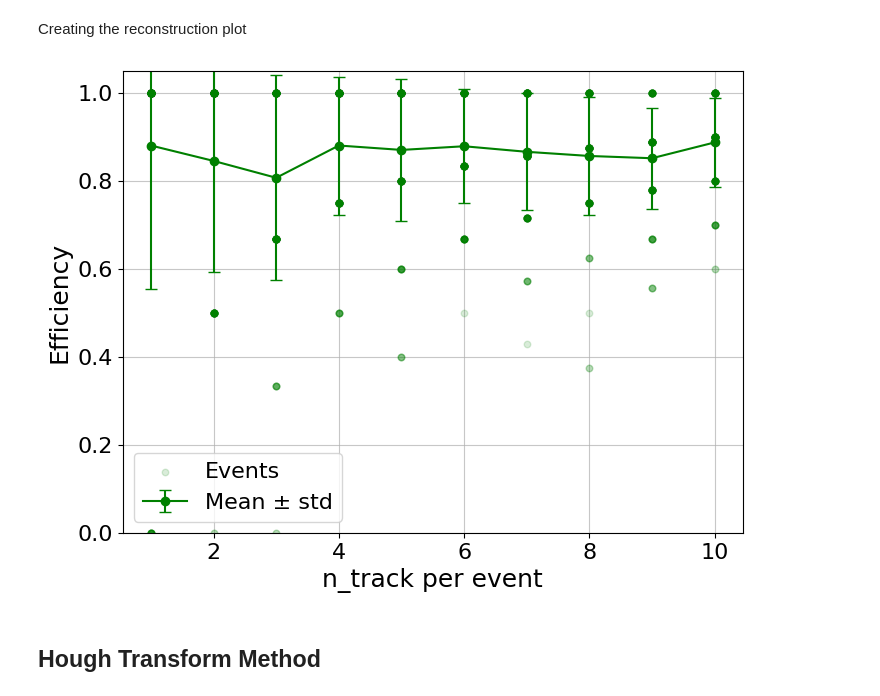
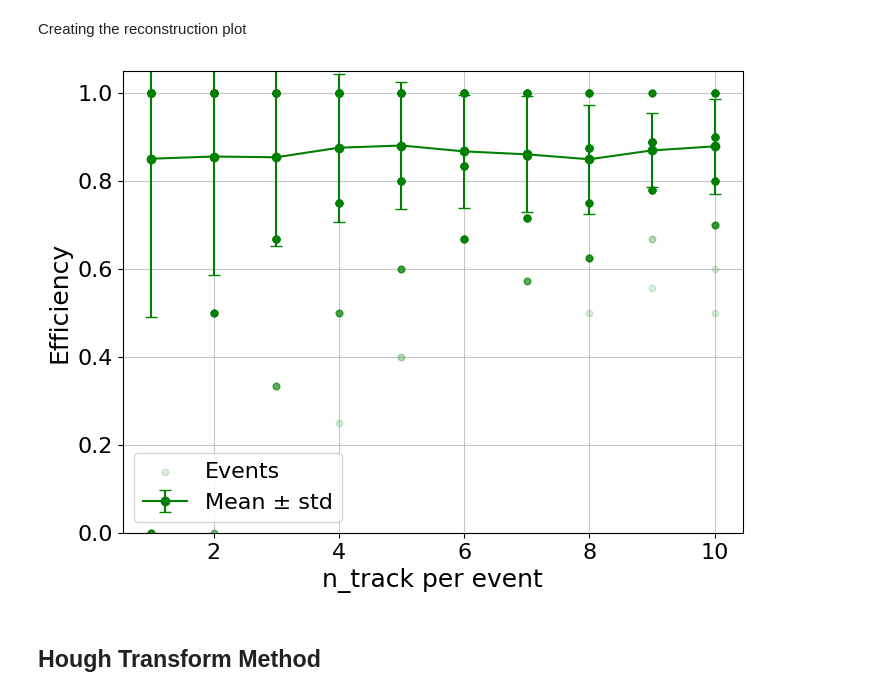
Before and after one commit to luca-dituri/bachelor_thesis, a Jupyter notebook: main.ipynb, the cells around one changed output. Saved outputs shown, nothing was run; the diff lists cells and outputs as text; code cells hidden in the pictures.

```diff
--- a/main.ipynb
+++ b/main.ipynb
@@ -232,7 +250,7 @@ from_start = []
 single_points = []
 
 os.makedirs(path / "reconstructed", exist_ok=True)
-reconstructed_names = [path / "reconstructed" / "reco_C_{i}.csv" for i in range(1, 11)]
+reconstructed_names = [path / "reconstructed" / f"reco_C_{i}.csv" for i in range(1, 11)]
 
 
 def write_to_csv(file_name, data):
@@ -390,7 +408,7 @@ Creating the reconstruction plot
 # %%
 DECIMALS = 6
 
-file_list = [path / "reconstructed" / f"reco_{i}.csv" for i in range(1, 11)]
+file_list = [path / "reconstructed" / f"reco_C_{i}.csv" for i in range(1, 11)]
 all_perf = []
 os.makedirs(path / "res", exist_ok=True)
 
@@ -430,34 +448,34 @@ plt.rcParams.update({
     'legend.fontsize': 16
 })
 
 df_all = df_all1.groupby('file', group_keys=False).head(1000)
 
 x = df_all['n_track'].astype(int)
 y = df_all['accuracy'].astype(float)
 
 plt.figure(figsize=(8, 6))
 plt.scatter(x, y, s=22, alpha=0.15, color='green', label='Events', zorder=2)
 
 g = df_all.groupby('n_track')['accuracy']
 xg = g.mean().index
 yg = g.mean().values
 yerr = g.std().fillna(0).values
 
 plt.errorbar(xg, yg, yerr=yerr, fmt='o-', capsize=4, linewidth=1.5, color='green', label='Mean ± std')
 
 plt.xlabel('n_track per event')
 plt.ylabel('Efficiency')
 plt.ylim(0, 1.05)
 plt.grid(True, alpha=0.7)
 plt.legend()
 
 final_png = path / "res" / "plot_res_comb.png"
 # plt.savefig(final_png, bbox_inches='tight')
 plt.show()
 
 df_all.to_csv(path / "res" / "efficiency_comb.csv", index=False)
 # %% [output]
-[figure, old version]
+[figure, new version]
 # %% [markdown]
 ## Hough Transform Method
 # %%
```
Also changed, not shown: parts of 5 cells of this notebook, 36 other files.
